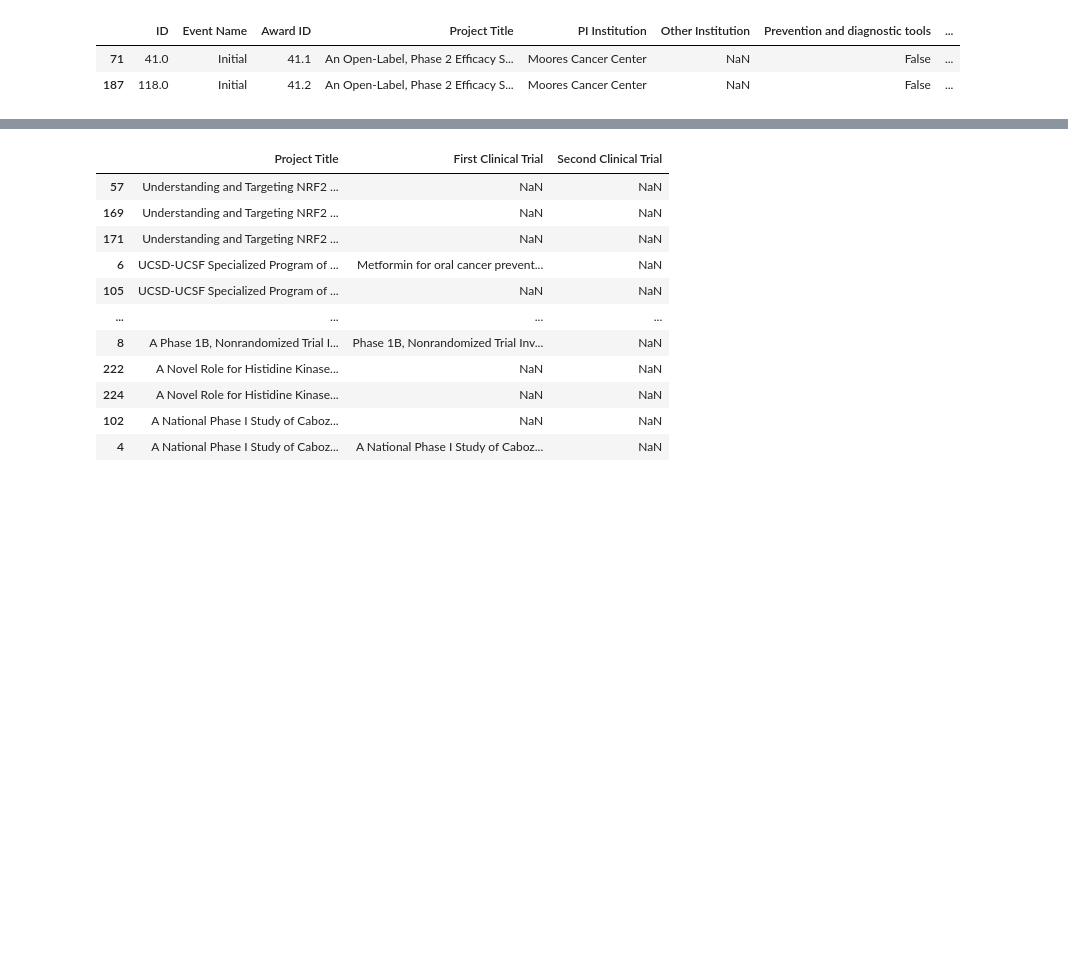
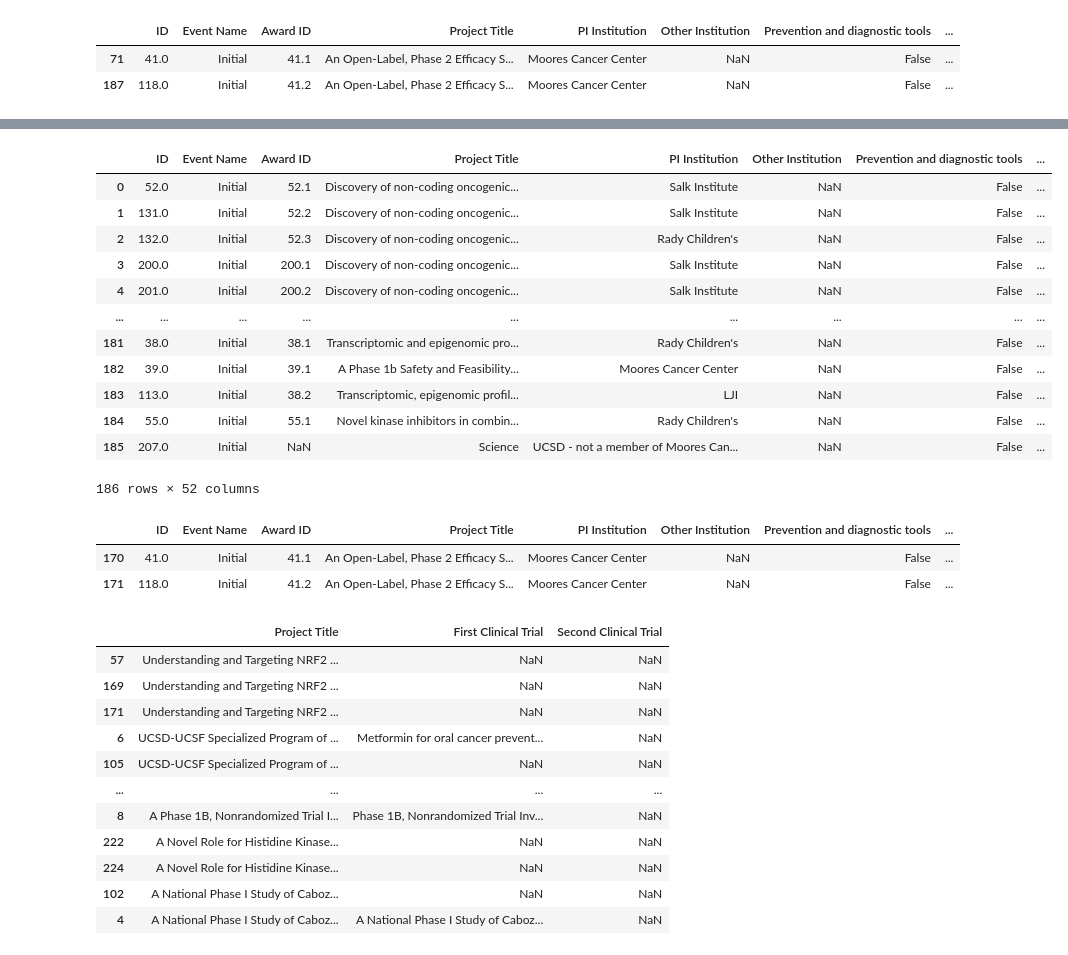
Before and after one commit to lucienqchen/curebound, a Jupyter notebook: curebound/notebooks/phu-diane-data-analysis.ipynb, the cells around one changed output, grey strips where cells are left out. Drawn from its saved outputs; the diff is of its cells as text; code cells hidden in the pictures; blank space fills up the shorter version.

```diff
--- a/curebound/notebooks/phu-diane-data-analysis.ipynb
+++ b/curebound/notebooks/phu-diane-data-analysis.ipynb
@@ -178,7 +179,7 @@ roi[roi['Project Title'].str.contains('An Open')]
 # %%
 # Readjust the clinical trials name columns to plot in Tableau
 
-def adjust_cli_trials_names(df, title):
+def adjust_cli_trials_names(data, title):
 
     """
         df (DataFrame): subject dataframe
@@ -186,16 +187,23 @@ def adjust_cli_trials_names(df, title):
 
     """
 
-    df = df[df['Project Title'] == title]
+    df = data[data['Project Title'] == title].reset_index(drop=True)
     num_trials = df['Clinical Trials Resulted'].sum()
-    first = df['First Clinical Trial'].drop(np.NaN)
+    first = df['First Clinical Trial'].reset_index(drop=True)
+    second = df['Second Clinical Trial'].reset_index(drop=True)
 
     if num_trials <= 1:
         return df
 
-    while len(first) > 1:
-        to_move = first[-1]
-    print(first)
+    while len(first[~first.isna()]) > 1:
+        first_nonnull_index = first[~first.isna()].index[-1]
+        to_move = first.iloc[first_nonnull_index]
+        first_null_index = second[second.isna()].index[0]
+        second.iloc[first_null_index] = to_move
+        first[first_nonnull_index] = np.NaN
+
+    df['First Clinical Trial'] = first
+    df['Second Clinical Trial'] = second
     return df
 # %%
 adjust_cli_trials_names(roi, 'UCSD-UCSF Specialized Program of Research Excellence (SPORE) in Head and Neck Cancer')
@@ -208,0 +236,4 @@ roi[roi['Project Title'] == 'UCSD-UCSF Specialized Program of Research Excellenc
+# %%
+# Remove dummy/test projects
+
+roi = roi[~roi['Project Title'].isin(['Junk2', 'Junk', 'Fake Project to Test', 'Test title'])]
@@ -208,0 +260,9 @@ roi[roi['Project Title'] == 'UCSD-UCSF Specialized Program of Research Excellenc
+# %%
+# Apply clinical trial names adjustment function to all projects
+
+projs = roi['Project Title'].value_counts().index
+proj_data = []
+for p in projs:
+    df = adjust_cli_trials_names(roi, p)
+    proj_data.append(df)
+proj_data[3]
@@ -209,3 +275,32 @@ roi[roi['Project Title'] == 'UCSD-UCSF Specialized Program of Research Excellenc
+# %%
+# Concatenate adjusted dataframes into one
+
+roi_adj = pd.concat(proj_data, ignore_index=True)
+roi_adj
+# %% [output]
+|  | ID | Event Name | Award ID | Project Title | PI Institution | Other Institution | Prevention and diagnostic tools | ... |
+| 0 | 52.0 | Initial | 52.1 | Discovery of non-coding oncogenic... | Salk Institute | NaN | False | ... |
+| 1 | 131.0 | Initial | 52.2 | Discovery of non-coding oncogenic... | Salk Institute | NaN | False | ... |
+| 2 | 132.0 | Initial | 52.3 | Discovery of non-coding oncogenic... | Rady Children's | NaN | False | ... |
+| 3 | 200.0 | Initial | 200.1 | Discovery of non-coding oncogenic... | Salk Institute | NaN | False | ... |
+| 4 | 201.0 | Initial | 200.2 | Discovery of non-coding oncogenic... | Salk Institute | NaN | False | ... |
+| ... | ... | ... | ... | ... | ... | ... | ... | ... |
+| 181 | 38.0 | Initial | 38.1 | Transcriptomic and epigenomic pro... | Rady Children's | NaN | False | ... |
+| 182 | 39.0 | Initial | 39.1 | A Phase 1b Safety and Feasibility... | Moores Cancer Center | NaN | False | ... |
+| 183 | 113.0 | Initial | 38.2 | Transcriptomic, epigenomic profil... | LJI | NaN | False | ... |
+| 184 | 55.0 | Initial | 55.1 | Novel kinase inhibitors in combin... | Rady Children's | NaN | False | ... |
+| 185 | 207.0 | Initial | NaN | Science | UCSD - not a member of Moores Can... | NaN | False | ... |
+186 rows × 52 columns
+# %%
+# sanity checks
+
+roi_adj.loc[
+    roi_adj['Project Title'].apply(lambda x: True if re.match(r'^An Open-Label', x) else False), :
+]
+# %% [output]
+|  | ID | Event Name | Award ID | Project Title | PI Institution | Other Institution | Prevention and diagnostic tools | ... |
+| 170 | 41.0 | Initial | 41.1 | An Open-Label, Phase 2 Efficacy S... | Moores Cancer Center | NaN | False | ... |
+| 171 | 118.0 | Initial | 41.2 | An Open-Label, Phase 2 Efficacy S... | Moores Cancer Center | NaN | False | ... |
 # %%
 pd.set_option('display.max_rows', 22)
 roi[['Project Title', 'First Clinical Trial', 'Second Clinical Trial']].sort_values(by='Project Title', ascending=False)
```
Also changed, not shown: parts of 7 cells of this notebook, 3 other files.
